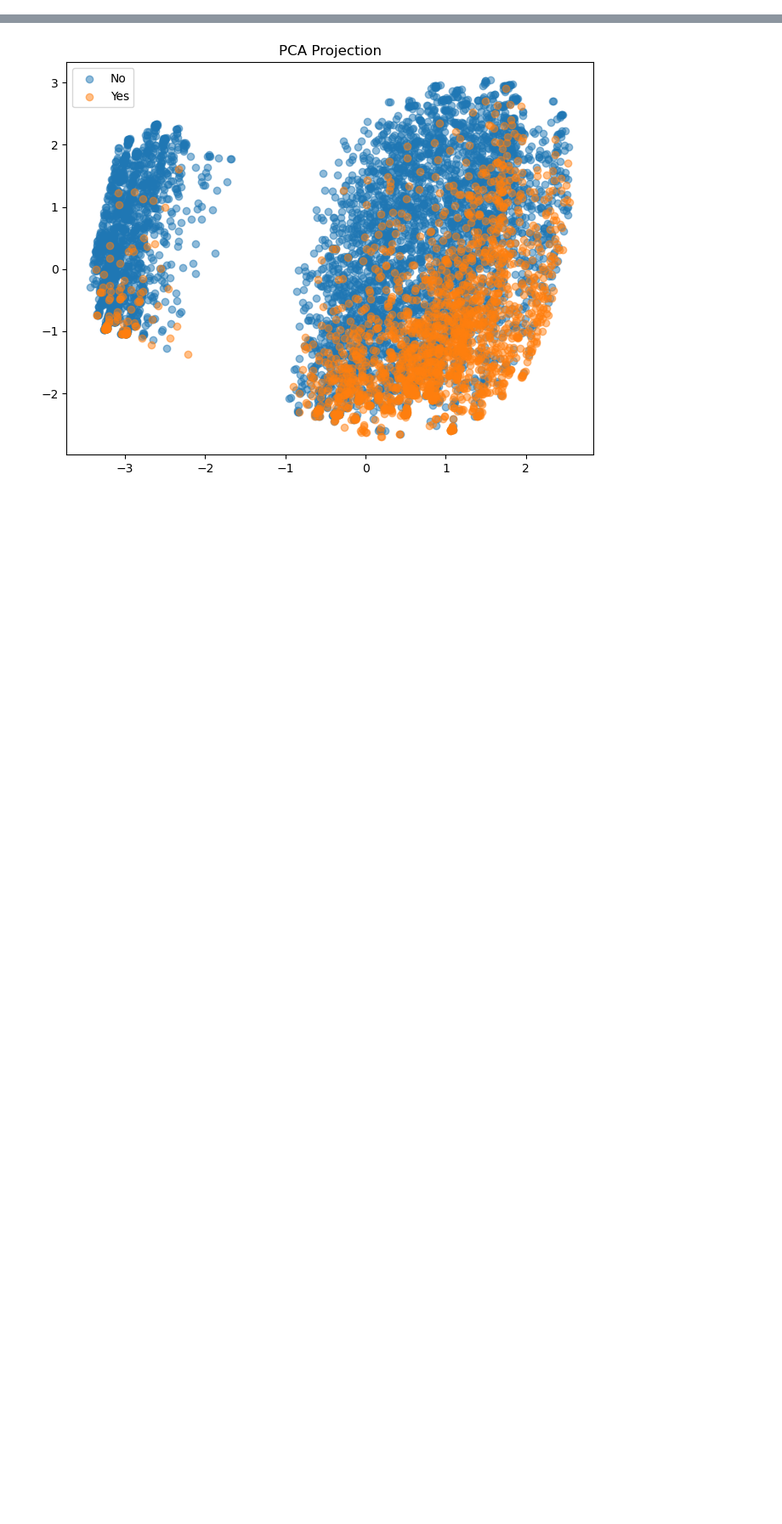
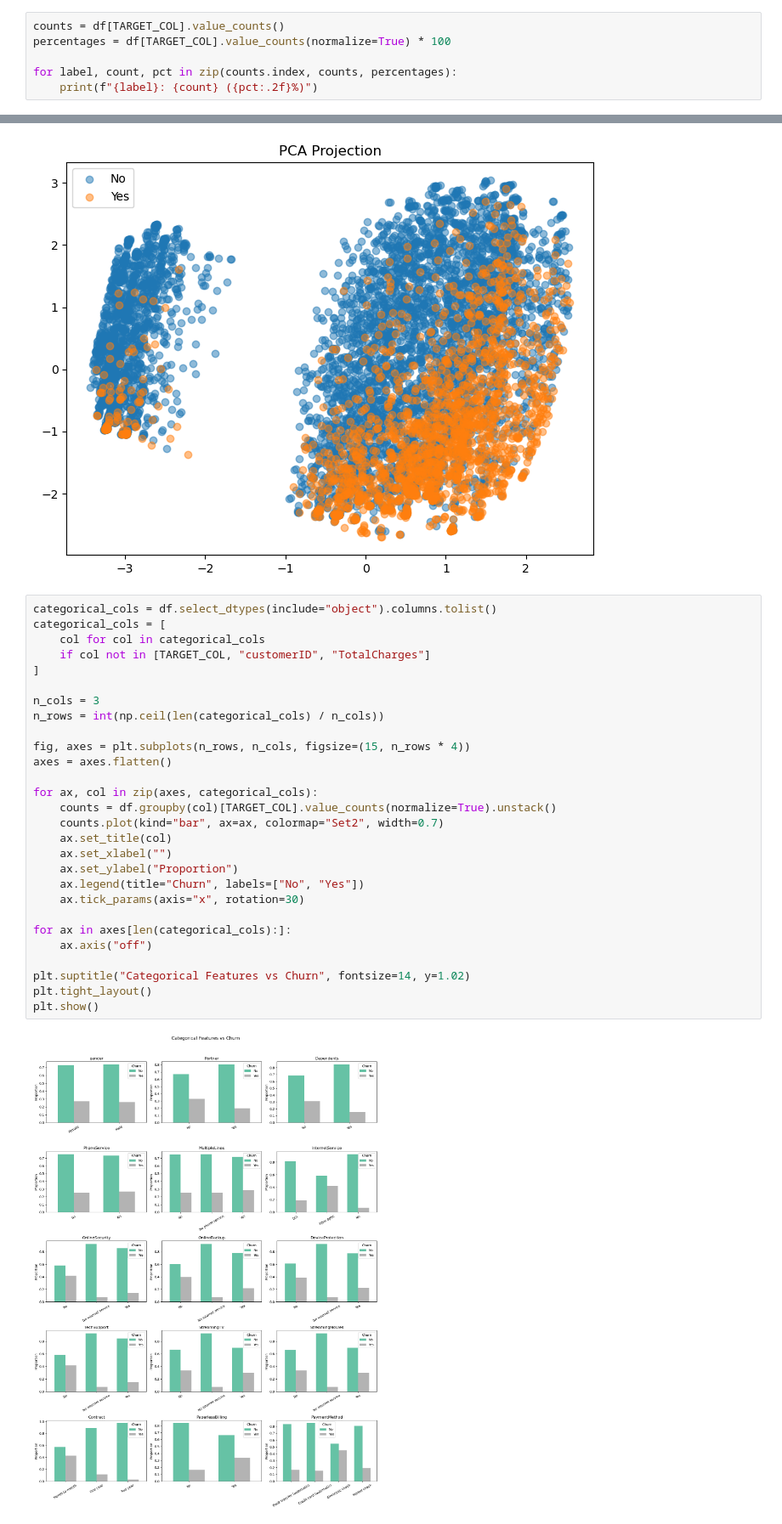
Before and after one commit to lemodoescoding/fp-ml-2026, a Jupyter notebook: eda.ipynb, the cells around one changed output, grey strips where cells are left out. Shown at 85% size. Drawn from its saved outputs; the diff is of its cells as text; blank space fills up the shorter version.

```diff
--- a/eda.ipynb
+++ b/eda.ipynb
@@ -35,3 +35,9 @@ plt.title('Target Distribution')
 plt.show()
 # %% [output]
 [figure]
+# %%
+counts = df[TARGET_COL].value_counts()
+percentages = df[TARGET_COL].value_counts(normalize=True) * 100
+
+for label, count, pct in zip(counts.index, counts, percentages):
+    print(f"{label}: {count} ({pct:.2f}%)")
@@ -110,3 +119,33 @@ plt.title('PCA Projection')
 plt.show()
 # %% [output]
 [figure]
+# %%
+categorical_cols = df.select_dtypes(include="object").columns.tolist()
+categorical_cols = [
+    col for col in categorical_cols
+    if col not in [TARGET_COL, "customerID", "TotalCharges"]
+]
+
+n_cols = 3
+n_rows = int(np.ceil(len(categorical_cols) / n_cols))
+
+fig, axes = plt.subplots(n_rows, n_cols, figsize=(15, n_rows * 4))
+axes = axes.flatten()
+
+for ax, col in zip(axes, categorical_cols):
+    counts = df.groupby(col)[TARGET_COL].value_counts(normalize=True).unstack()
+    counts.plot(kind="bar", ax=ax, colormap="Set2", width=0.7)
+    ax.set_title(col)
+    ax.set_xlabel("")
+    ax.set_ylabel("Proportion")
+    ax.legend(title="Churn", labels=["No", "Yes"])
+    ax.tick_params(axis="x", rotation=30)
+
+for ax in axes[len(categorical_cols):]:
+    ax.axis("off")
+
+plt.suptitle("Categorical Features vs Churn", fontsize=14, y=1.02)
+plt.tight_layout()
+plt.show()
+# %% [output]
+[figure, added]
```
Also changed, not shown: parts of 1 cell of this notebook.
